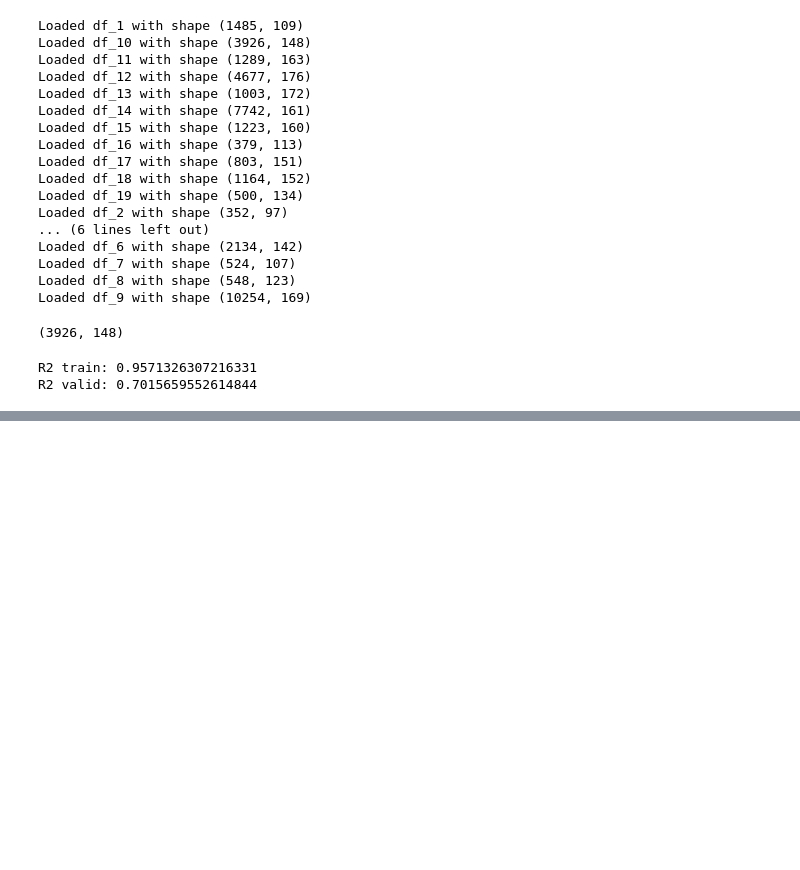
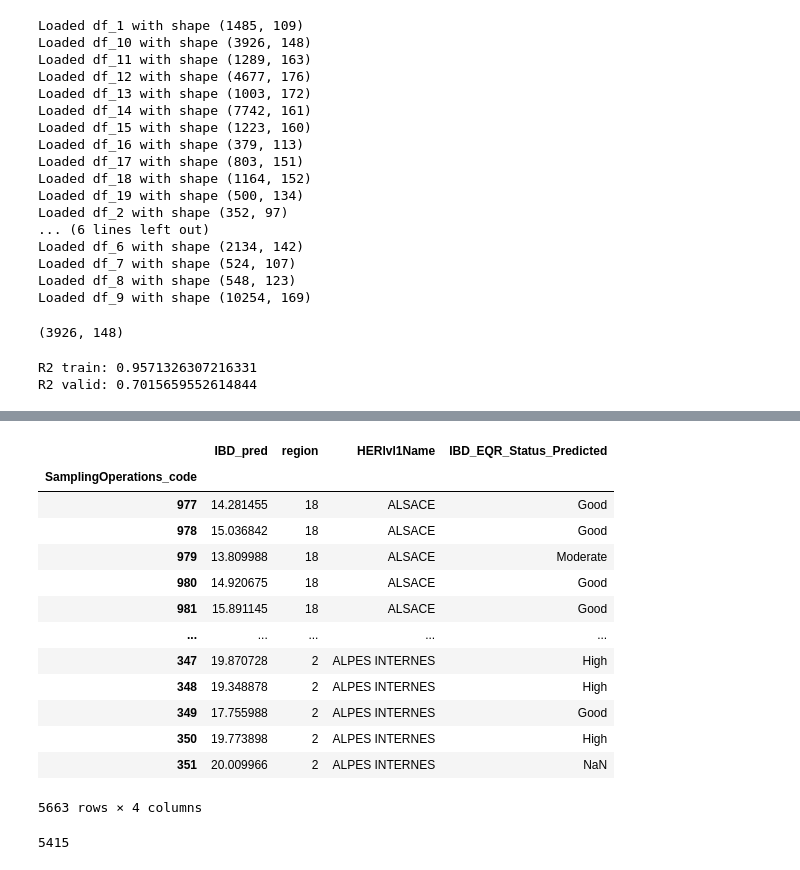
Before and after one commit to heritaco/Empilement-Tobit-CatBoost-et-interpolation-laplacienne-spatio-temporelle-pour-l-IBD-EQR, a Jupyter notebook: notebooks/06_cb_regression/cb_regression.ipynb, the cells around one changed output, grey strips where cells are left out. Saved outputs shown, nothing was run; the diff lists cells and outputs as text; code cells hidden in the pictures; blank space fills up the shorter version.

```diff
--- a/notebooks/06_cb_regression/cb_regression.ipynb
+++ b/notebooks/06_cb_regression/cb_regression.ipynb
@@ -37,0 +63,2 @@ from sklearn.feature_selection import VarianceThreshold, f_classif, f_regression
+# %%
+sites = dfs_processed[list(dfs_processed.keys())[6]]
@@ -121,0 +398,12 @@ R2 valid: 0.7015659552614844
+# %%
+# tabla de regiones: columnas -> HERlvl1Code, HERlvl1Name
+reg_tab = sites[['HERlvl1Code','HERlvl1Name']].drop_duplicates()
+
+# aseguramos tipos
+predicciones['region'] = predicciones['region'].astype(int)
+reg_tab['HERlvl1Code'] = reg_tab['HERlvl1Code'].astype(int)
+
+# diccionario y nueva columna
+name_map = dict(zip(reg_tab['HERlvl1Code'], reg_tab['HERlvl1Name']))
+predicciones['HERlvl1Name'] = predicciones['region'].map(name_map)
+predicciones.drop(columns=['region'])
@@ -121,0 +503,23 @@ R2 valid: 0.7015659552614844
+# %%
+yhat2 = add_eqr_status(predicciones, ranges)
+yhat2
+# %% [output]
+|  | IBD_pred | region | HERlvl1Name | IBD_EQR_Status_Predicted |
+| SamplingOperations_code |  |  |  |  |
+| 977 | 14.281455 | 18 | ALSACE | Good |
+| 978 | 15.036842 | 18 | ALSACE | Good |
+| 979 | 13.809988 | 18 | ALSACE | Moderate |
+| 980 | 14.920675 | 18 | ALSACE | Good |
+| 981 | 15.891145 | 18 | ALSACE | Good |
+| ... | ... | ... | ... | ... |
+| 347 | 19.870728 | 2 | ALPES INTERNES | High |
+| 348 | 19.348878 | 2 | ALPES INTERNES | High |
+| 349 | 17.755988 | 2 | ALPES INTERNES | Good |
+| 350 | 19.773898 | 2 | ALPES INTERNES | High |
+| 351 | 20.009966 | 2 | ALPES INTERNES | NaN |
+5663 rows × 4 columns
+# %%
+yhat2_clean = yhat2[yhat2['IBD_EQR_Status_Predicted'].notna()].copy()
+len(yhat2_clean)
+# %% [output]
+5415
```
Also changed, not shown: parts of 21 cells of this notebook, 8 other files.
